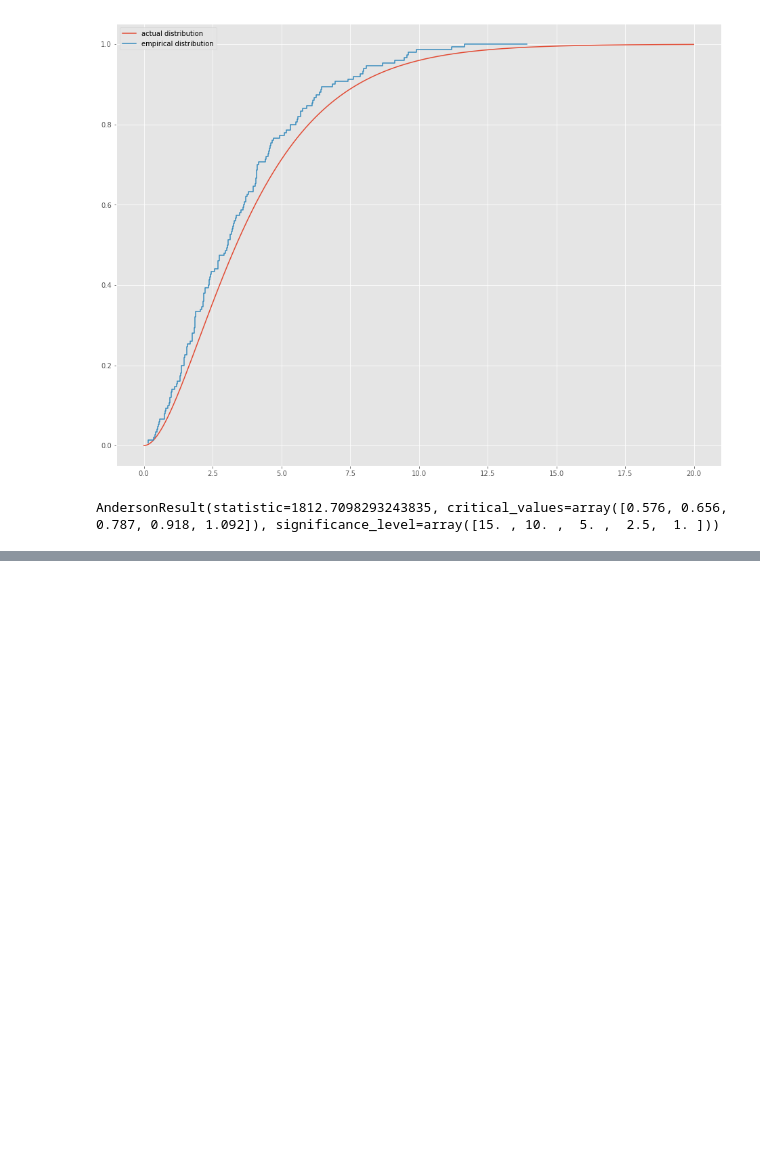
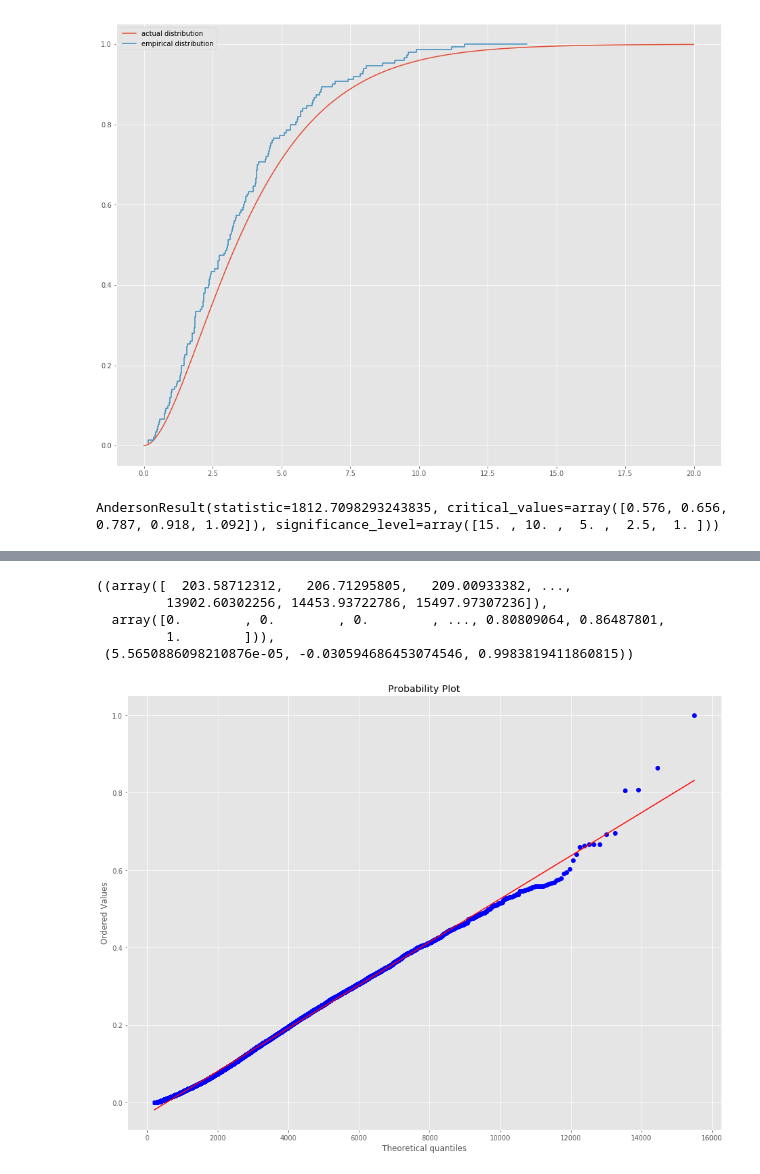
Before and after one commit to nadjalc/COVID19MobilityAnalysis, a Jupyter notebook: distribution fitting/Jan2020_analysis.ipynb, the cells around one changed output, grey strips where cells are left out. Saved outputs shown, nothing was run; the diff lists cells and outputs as text; code cells hidden in the pictures; blank space fills up the shorter version.

```diff
--- a/distribution fitting/Jan2020_analysis.ipynb
+++ b/distribution fitting/Jan2020_analysis.ipynb
@@ -326,0 +539,9 @@ AndersonResult(statistic=1812.7098293243835, critical_values=array([0.576, 0.656
+# %%
+scipy.stats.probplot(mms, sparams=(2, 198, 1096), dist=scipy.stats.gamma, plot=matplotlib.pyplot)
+# %% [output]
+((array([  203.58712312,   206.71295805,   209.00933382, ...,
+         13902.60302256, 14453.93722786, 15497.97307236]),
+  array([0.        , 0.        , 0.        , ..., 0.80809064, 0.86487801,
+         1.        ])),
+ (5.5650886098210876e-05, -0.030594686453074546, 0.9983819411860815))
+[figure, added]
```
Also changed, not shown: parts of 15 cells of this notebook, 2 other files.
